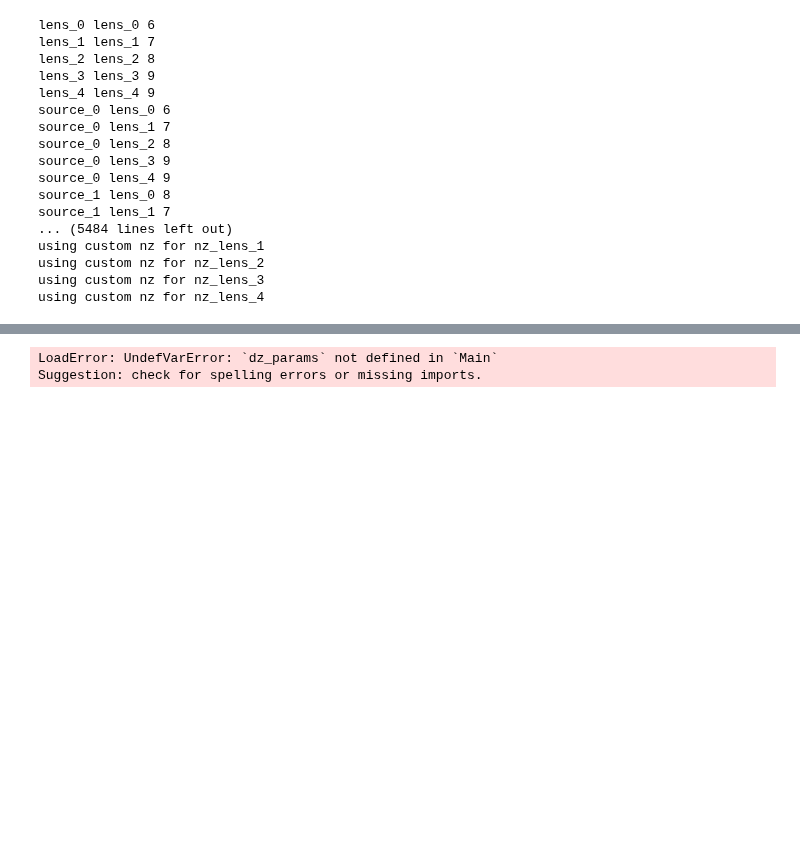
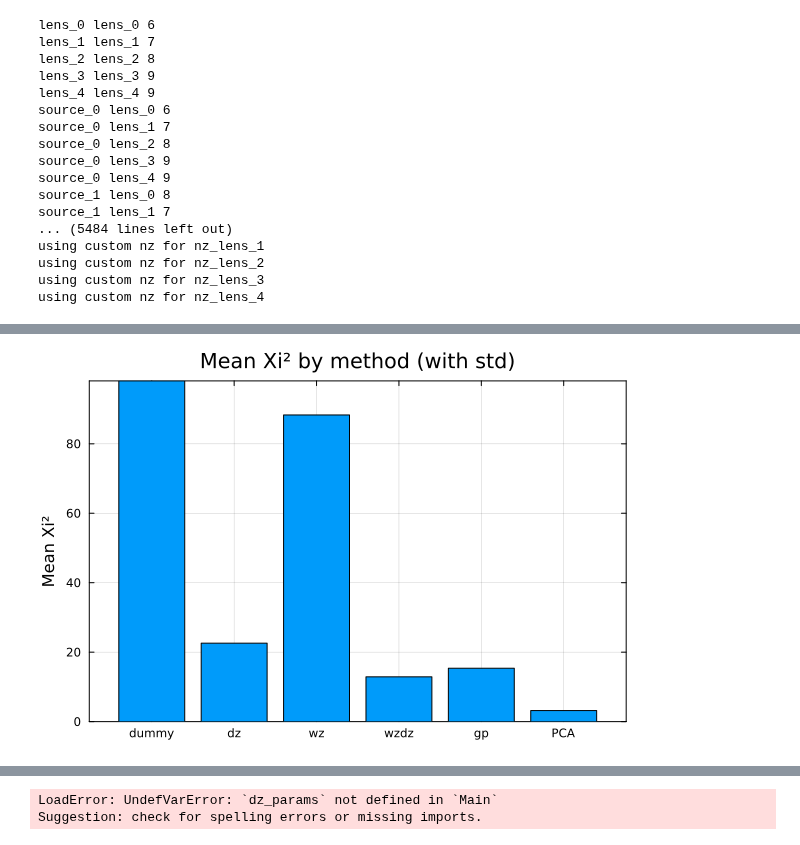
Before and after one commit to JaimeRZP/3x2_analytical, a Jupyter notebook: make_data.ipynb, the cells around one changed output, grey strips where cells are left out. Drawn from its saved outputs; the diff is of its cells as text; code cells hidden in the pictures; blank space fills up the shorter version.

```diff
--- a/make_data.ipynb
+++ b/make_data.ipynb
@@ -468,5 +468,26 @@ println(mean(Xi2_PCA))
 15.36931862994389
 3.1877930524868385
+# %%
+# Annotated bar plot of the mean Xi2 values (uses Xi2_* arrays already defined)
+means = [
+    mean(Xi2_dummy),
+    mean(Xi2_dz),
+    mean(Xi2_wz),
+    mean(Xi2_wzdz),
+    mean(Xi2_gp),
+    mean(Xi2_PCA)
+]
+
+
+labels = ["dummy", "dz", "wz", "wzdz", "gp", "PCA"]
+
+bar(labels, means;
+    legend=false,
+    ylabel="Mean Xi²",
+    title="Mean Xi² by method (with std)",
+    framestyle = :box)
+# %% [output]
+[figure, added]
 # %%
 plot(Xi2_dz, label="dz only")
 plot!(Xi2_wzdz, label="dz and wzdz")
```
Also changed, not shown: parts of 2 cells of this notebook, 18 other files.
